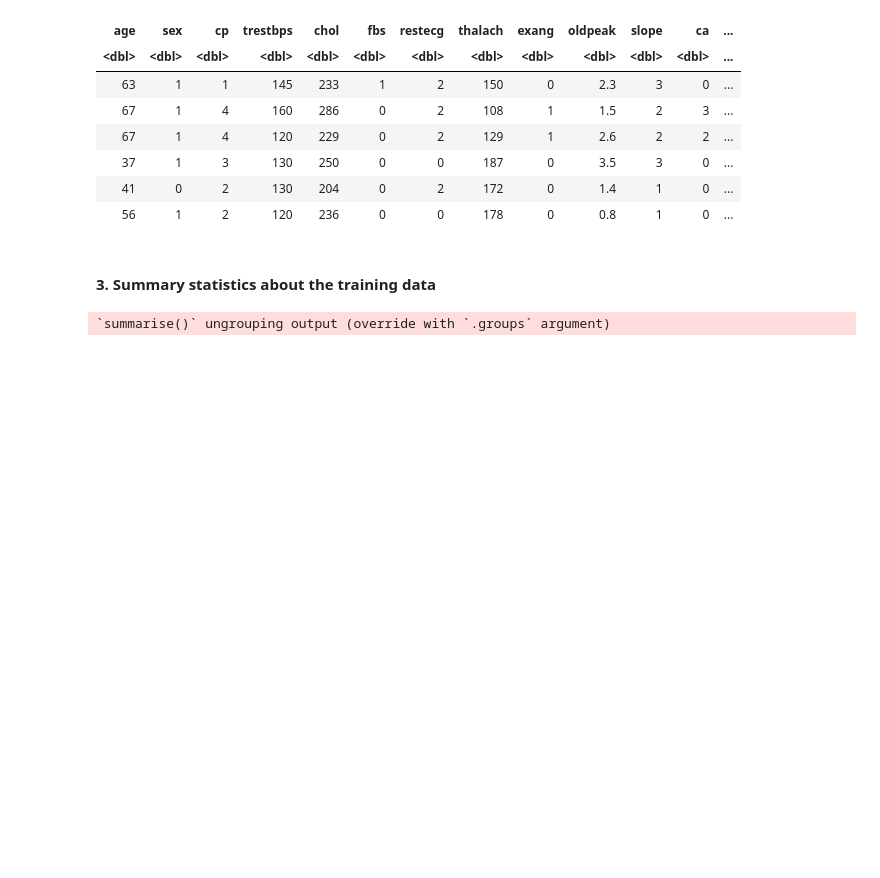
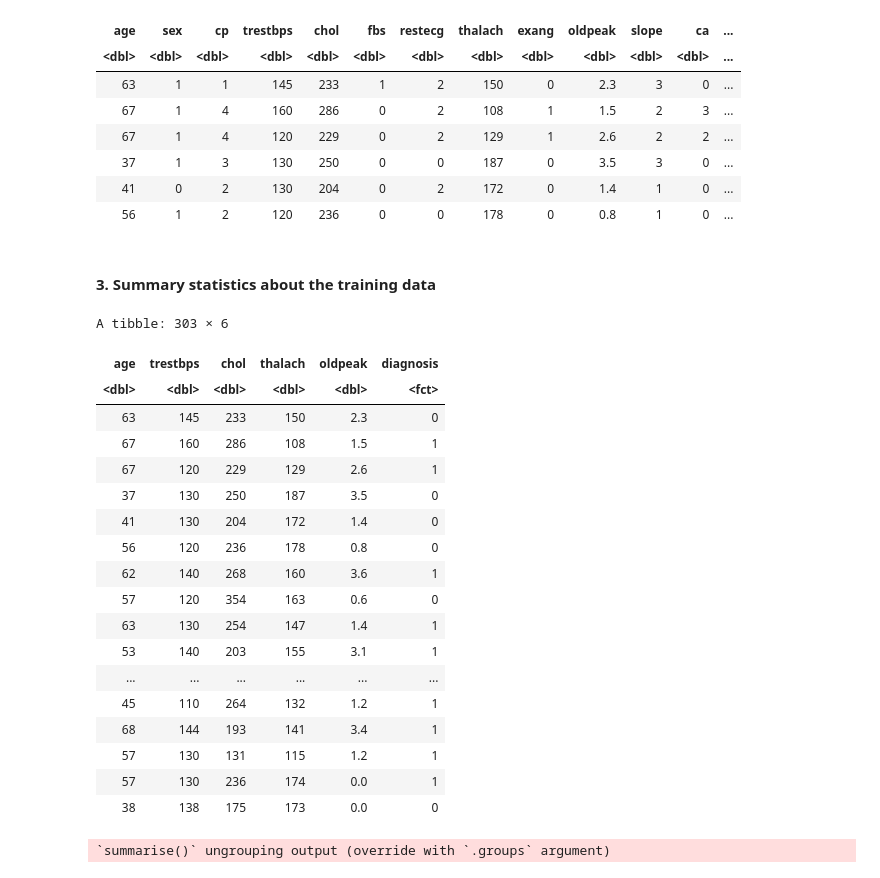
Before and after one commit to Wendiyyy/DSCI100-Project, a Jupyter notebook: Heart_disease.ipynb, the cells around one changed output. Saved outputs shown, nothing was run; the diff lists cells and outputs as text; code cells hidden in the pictures; blank space fills up the shorter version.

Commit message:
Changed predictors selected and their visualization

```diff
--- a/Heart_disease.ipynb
+++ b/Heart_disease.ipynb
@@ -115,9 +115,32 @@ A tibble: 6 × 14
 # %%
 # Split the dataset into training and test sets
 
+heart_cleve_selected <- heart_cleve %>%
+                        select(age, trestbps, chol, thalach, oldpeak, diagnosis)
+heart_cleve_selected
 heart_split <- initial_split(heart_cleve,prop=0.75,strata=diagnosis)
 heart_train <- training(heart_split)
 heart_test <- testing(heart_split)
+# %% [output]
+A tibble: 303 × 6
+| age | trestbps | chol | thalach | oldpeak | diagnosis |
+| <dbl> | <dbl> | <dbl> | <dbl> | <dbl> | <fct> |
+| 63 | 145 | 233 | 150 | 2.3 | 0 |
+| 67 | 160 | 286 | 108 | 1.5 | 1 |
+| 67 | 120 | 229 | 129 | 2.6 | 1 |
+| 37 | 130 | 250 | 187 | 3.5 | 0 |
+| 41 | 130 | 204 | 172 | 1.4 | 0 |
+| 56 | 120 | 236 | 178 | 0.8 | 0 |
+| 62 | 140 | 268 | 160 | 3.6 | 1 |
+| 57 | 120 | 354 | 163 | 0.6 | 0 |
+| 63 | 130 | 254 | 147 | 1.4 | 1 |
+| 53 | 140 | 203 | 155 | 3.1 | 1 |
+| ... | ... | ... | ... | ... | ... |
+| 45 | 110 | 264 | 132 | 1.2 | 1 |
+| 68 | 144 | 193 | 141 | 3.4 | 1 |
+| 57 | 130 | 131 | 115 | 1.2 | 1 |
+| 57 | 130 | 236 | 174 | 0.0 | 1 |
+| 38 | 138 | 175 | 173 | 0.0 | 0 |
 # %%
 # Summary Statistics about the training data
 
```
Also changed, not shown: parts of 3 cells of this notebook.
